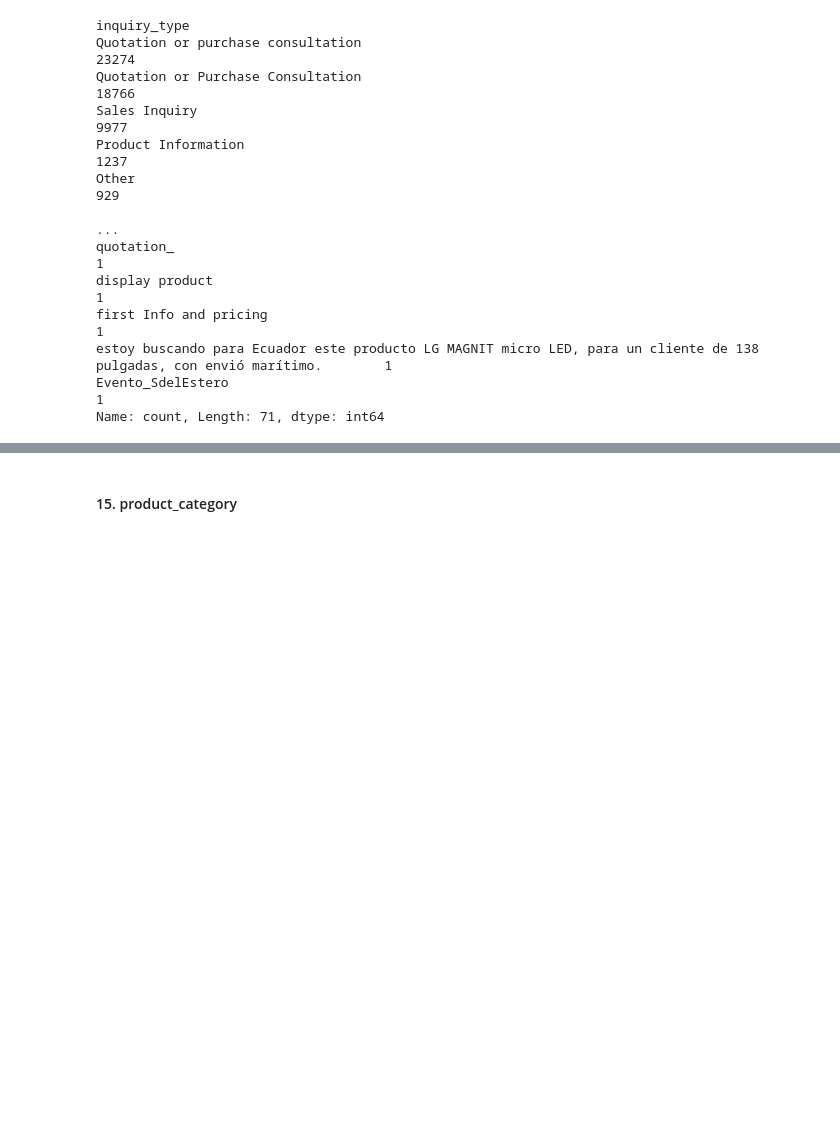
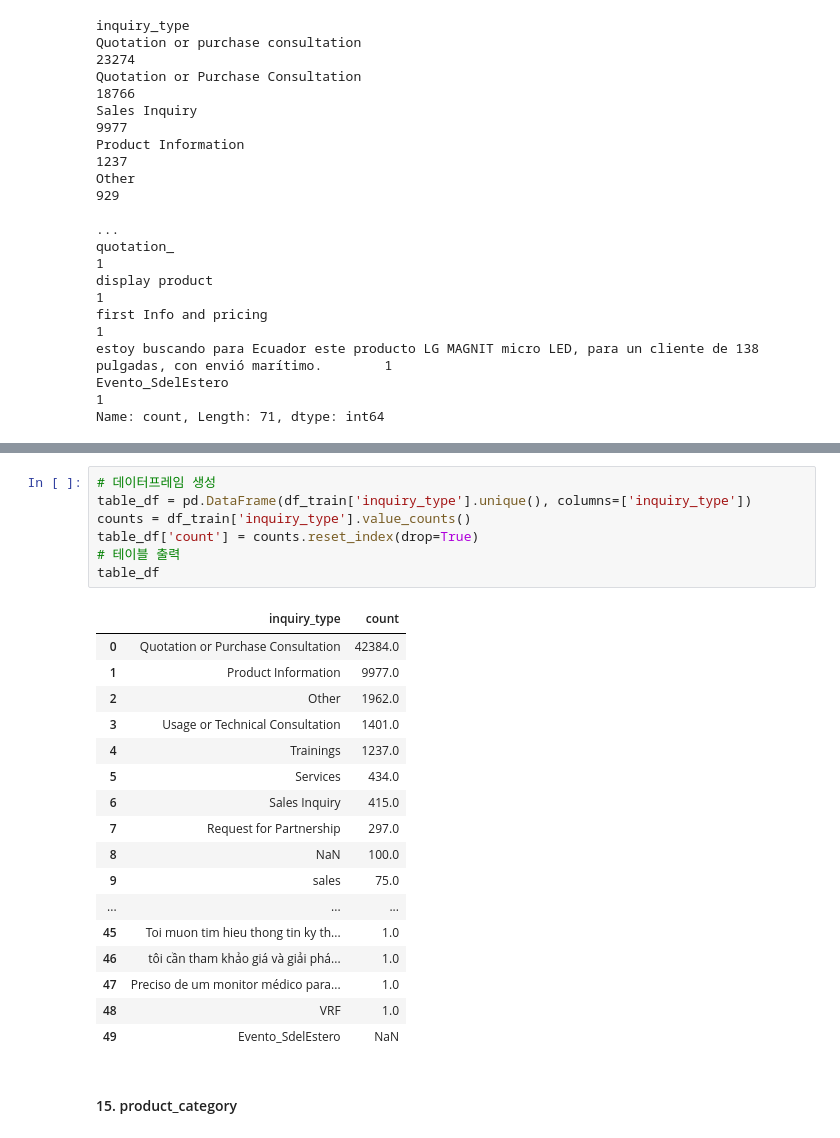
Before and after one commit to BaekJunehong/LG_Aimers_4th, a Jupyter notebook: June_code_file/June_code_ver1.ipynb, the cells around one changed output, grey strips where cells are left out. Drawn from its saved outputs; the diff is of its cells as text; blank space fills up the shorter version.

Commit message:
inquiry_type 변수 데이터 처리(진행중)

```diff
--- a/June_code_file/June_code_ver1.ipynb
+++ b/June_code_file/June_code_ver1.ipynb
@@ -431,3 +509,28 @@ Name: count, Length: 71, dtype: int64
+# %%
+# 데이터프레임 생성
+table_df = pd.DataFrame(df_train['inquiry_type'].unique(), columns=['inquiry_type'])
+counts = df_train['inquiry_type'].value_counts()
+table_df['count'] = counts.reset_index(drop=True)
+# 테이블 출력
+table_df
+# %% [output]
+|  | inquiry_type | count |
+| 0 | Quotation or Purchase Consultation | 42384.0 |
+| 1 | Product Information | 9977.0 |
+| 2 | Other | 1962.0 |
+| 3 | Usage or Technical Consultation | 1401.0 |
+| 4 | Trainings | 1237.0 |
+| 5 | Services | 434.0 |
+| 6 | Sales Inquiry | 415.0 |
+| 7 | Request for Partnership | 297.0 |
+| 8 | NaN | 100.0 |
+| 9 | sales | 75.0 |
+| ... | ... | ... |
+| 45 | Toi muon tim hieu thong tin ky th... | 1.0 |
+| 46 | tôi cần tham khảo giá và giải phá... | 1.0 |
+| 47 | Preciso de um monitor médico para... | 1.0 |
+| 48 | VRF | 1.0 |
+| 49 | Evento_SdelEstero | NaN |
 # %% [markdown]
 #### 15. product_category
 # %%
```
Also changed, not shown: parts of 1 cell of this notebook.
